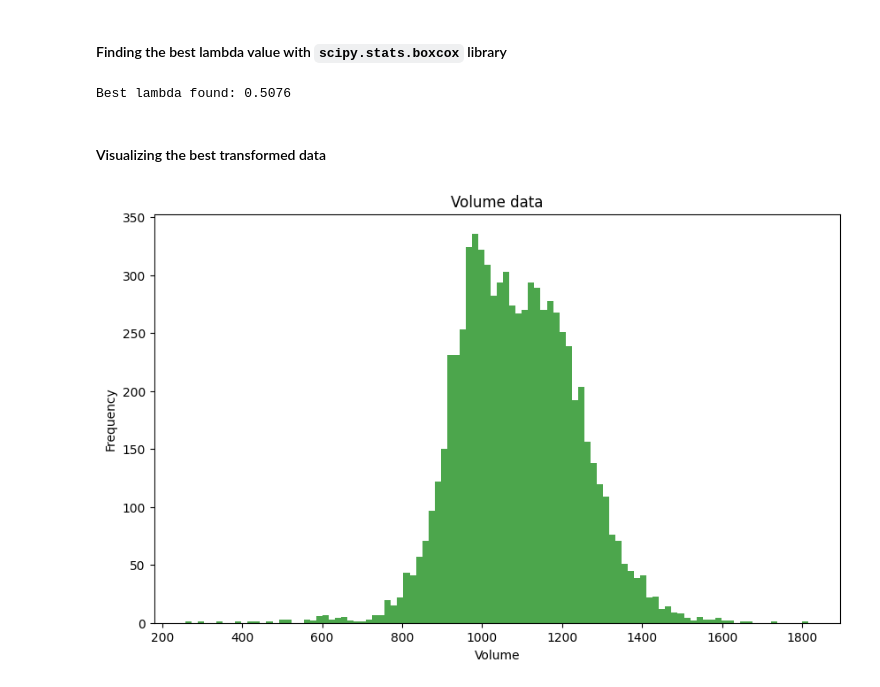
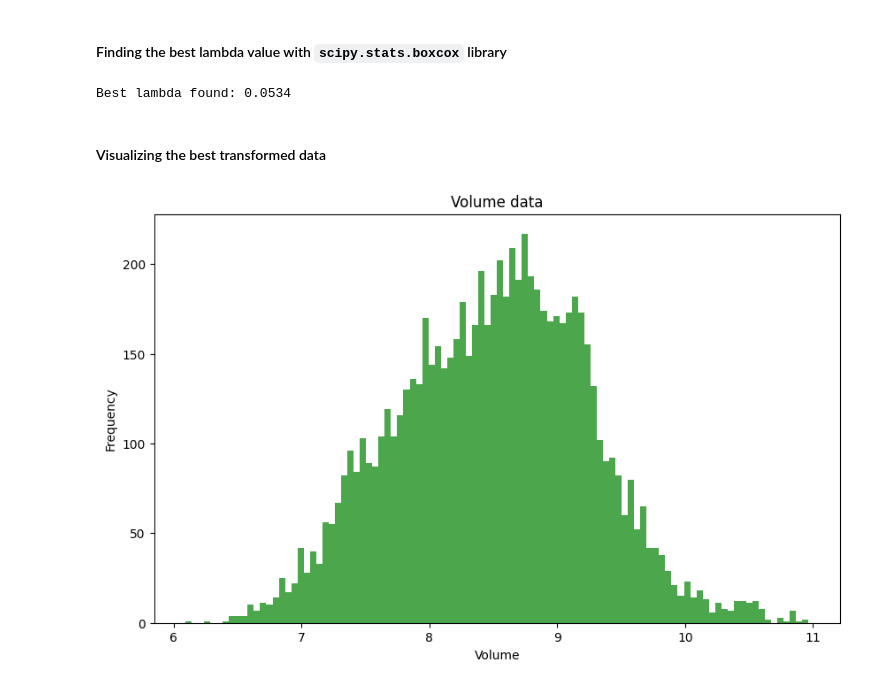
Before and after one commit to sineru-dina/Data_Preprocessing, a Jupyter notebook: box_cox/Box_Cox Transformation.ipynb, the cells around one changed output. Drawn from its saved outputs; the diff is of its cells as text; code cells hidden in the pictures.

Commit message:
Update boxcox jupyter notebook

```diff
--- a/box_cox/Box_Cox Transformation.ipynb
+++ b/box_cox/Box_Cox Transformation.ipynb
@@ -97,20 +103,20 @@ plt.show()
 # %% [markdown]
 #### Finding the best lambda value with `scipy.stats.boxcox` library
 # %%
-data_transformed, best_lambda = boxcox(data_vol)
+data_transformed, best_lambda = boxcox(data_price)
 print(f"Best lambda found: {best_lambda:.4f}")
 # %% [output]
-Best lambda found: 0.5076
+Best lambda found: 0.0534
 # %% [markdown]
 #### Visualizing the best transformed data
 # %%
-best_transformed_data = (data_vol**best_lambda - 1) / best_lambda
+best_transformed_data = (data_price**best_lambda - 1) / best_lambda
 
 plt.figure(figsize=(10,6))
 plt.hist(best_transformed_data, bins=100, color='green', alpha=0.7)
 plt.title('Volume data')
 plt.xlabel('Volume')
 plt.ylabel('Frequency')
 plt.show()
 # %% [output]
-[figure, old version]
+[figure, new version]
```
Also changed, not shown: parts of 4 cells of this notebook.
